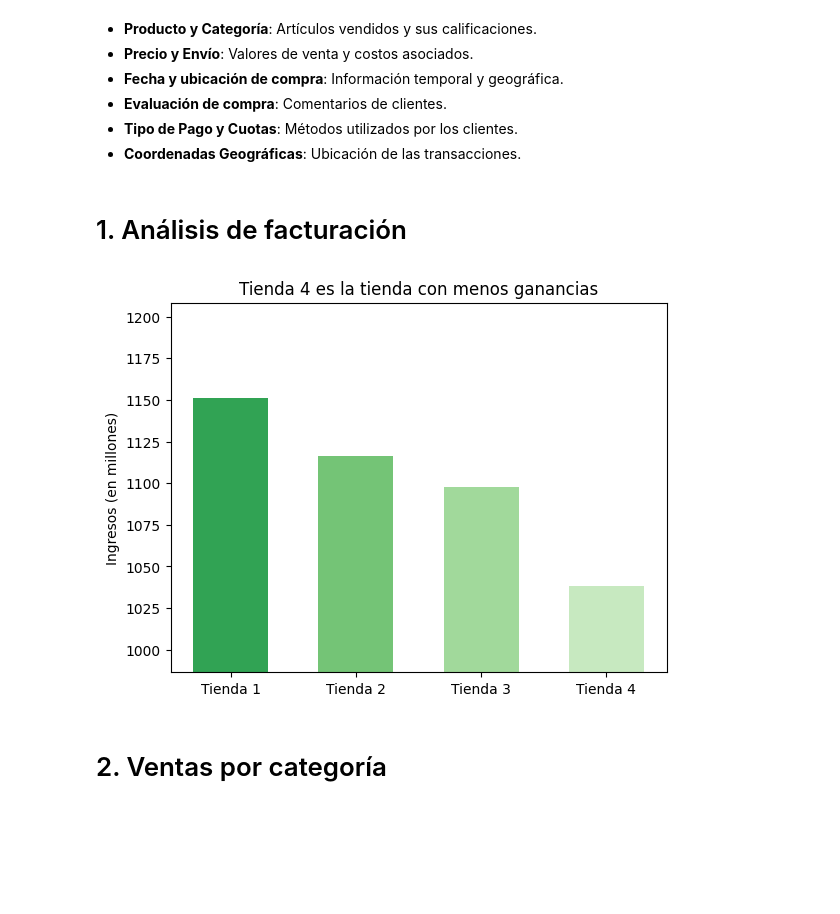
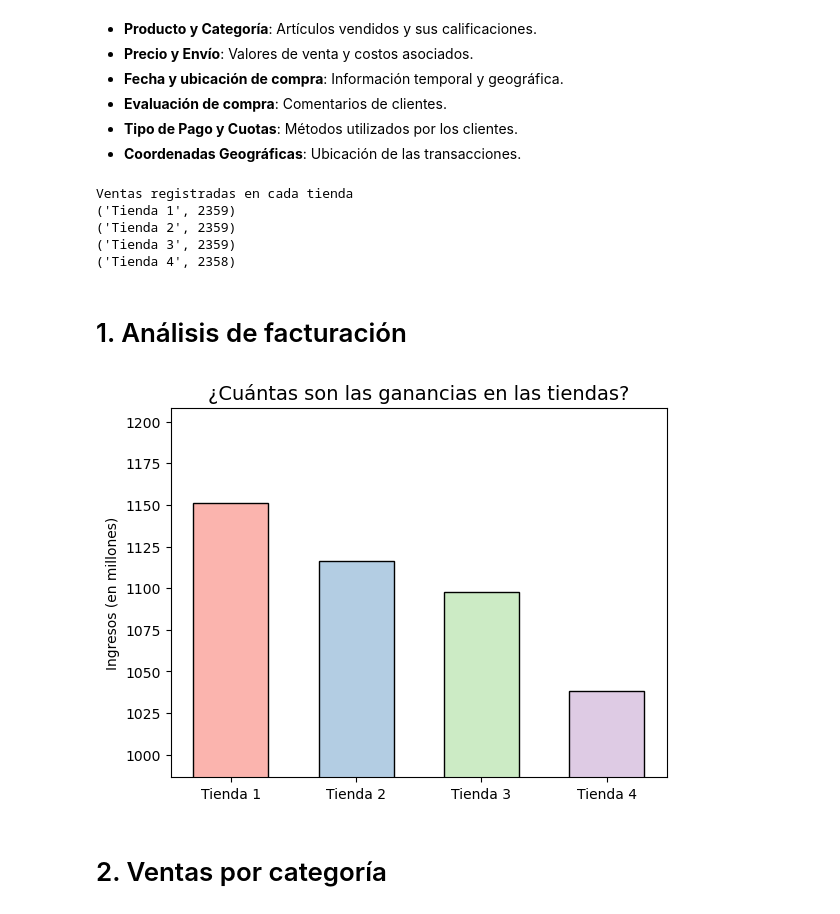
Before and after one commit to jefftorres/alura, a Jupyter notebook: challenge1-data-science-latam/AluraStoreLatam.ipynb, the cells around one changed output. Saved outputs shown, nothing was run; the diff lists cells and outputs as text; code cells hidden in the pictures; blank space fills up the shorter version.

```diff
--- a/challenge1-data-science-latam/AluraStoreLatam.ipynb
+++ b/challenge1-data-science-latam/AluraStoreLatam.ipynb
@@ -31,9 +32,18 @@ tienda.head()
 - **Coordenadas Geográficas**: Ubicación de las transacciones.
 # %%
 tiendas: tuple[pd.DataFrame, ...] = (tienda, tienda2, tienda3, tienda4)
-tiendas_s: tuple[str, ...] = tuple(f'Tienda {idx+1}' for idx in range(len(tiendas)))
+tiendas_nombres: tuple[str, ...] = tuple(f'Tienda {idx + 1}' for idx in range(len(tiendas)))
+
+print('Ventas registradas en cada tienda')
+print(*[(nom, df.shape[0]) for nom, df in zip(tiendas_nombres, tiendas)], sep='\n')
+# %% [output]
+Ventas registradas en cada tienda
+('Tienda 1', 2359)
+('Tienda 2', 2359)
+('Tienda 3', 2359)
+('Tienda 4', 2358)
 # %%
-def tope(lista: list[pd.Series], superior=True) -> int | float:
+def tope(lista: list[pd.Series], *, superior: bool = True) -> int | float:
     """
     Función para hallar el tope superior o inferior de una lista de Series.
     :param lista: Lista de la cual obtener el parámetro, idealmente contiene Series de Pandas.
@@ -44,6 +54,13 @@ def tope(lista: list[pd.Series], superior=True) -> int | float:
         return max(list(map(lambda x: x.max(), lista)))
     else:
         return min(list(map(lambda x: x.min(), lista)))
+
+
+def get_col(datos: tuple[pd.DataFrame, ...], col: str) -> pd.Series:
+    """
+    Función para agrupar una columna de distintos DataFrames
+    """
+    return pd.concat([idx[col] for idx in datos], axis=0)
 # %% [markdown]
 # 1. Análisis de facturación
 # %%
@@ -51,26 +68,24 @@ precios: list[float] = list(map(lambda df: df['Precio'].sum(), tiendas))
 # %%
 def graph1() -> None:
     x = [f'Tienda {idx+1}' for idx in range(len(tiendas))]
     y = list(map(lambda p: p/1e6, precios))
-    # x.reverse(); y.reverse()
 
     lim_sup = tope(y)
-    lim_inf = tope(y, False)
+    lim_inf = tope(y, superior=False)
 
-    color = plt.get_cmap('tab20c')(range(8, 12))
+    color = plt.get_cmap('Pastel1')(range(4))
 
-    fig = plt.bar(x, y, color=color, width=.6)
-    # plt.plot(x, y, 'o', linestyle='--', color='xkcd:light purple', )
+    plt.bar(x, y, color=color, width=.6, edgecolor='k')
 
-    plt.title('Tienda 4 es la tienda con menos ganancias')
+    plt.title('¿Cuántas son las ganancias en las tiendas?', fontsize=14)
     plt.ylabel('Ingresos (en millones)')
     plt.ylim(lim_inf*.95, lim_sup*1.05)
     plt.show()
 
 
 graph1()
 # %% [output]
-[figure, old version]
+[figure, new version]
 # %% [markdown]
 # 2. Ventas por categoría
 # %%
```
Also changed, not shown: parts of 9 cells of this notebook.
